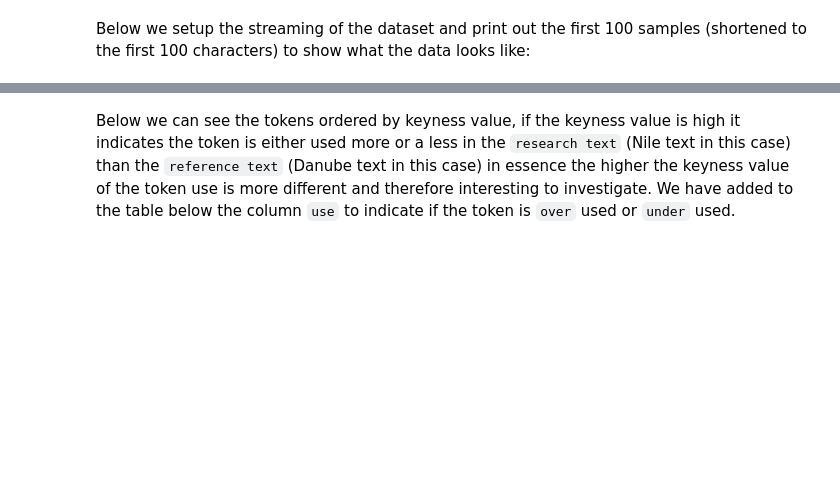
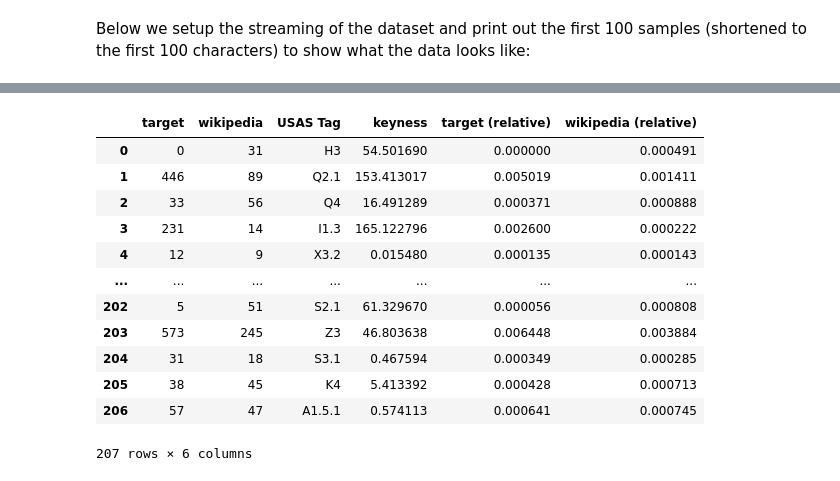
Before and after one commit to UCREL/pymusas_notebook, a Jupyter notebook: ucrel_summer_school.ipynb, the cells around one changed output, grey strips where cells are left out. Cells and saved outputs as stored; diff of their text form; code cells hidden in the pictures; blank space fills up the shorter version.

```diff
--- a/ucrel_summer_school.ipynb
+++ b/ucrel_summer_school.ipynb
@@ -222,7 +239,6 @@ fr - French
 To choose a language simply assign the variable `LANGUAGE` to the given language code of choice:
 # %%
 LANGUAGE = Languages.en # English language is the default language
-LANGUAGE = Languages.zh # English language is the default language
 # %% [markdown]
 To start with we are going to show you how to use the [Rule Based Tagger](https://ucrel.github.io/pymusas/usage/how_to/tag_text_with/rule_based_tagger) as it is the quickest tagger and later on we will show you how to use the [Hybrid tagger](https://ucrel.github.io/pymusas/usage/how_to/tag_text_with/hybrid_tagger) and then [Neural Tagger](https://ucrel.github.io/pymusas/usage/how_to/tag_text_with/neural_tagger) for languages that the Rule Based and thus Hybrid tagger do not support.
 
@@ -947,18 +1199,77 @@ The comparison above is great to see a quick overview of the difference between
 # %%
 import math
 
-def keyness(a, b, c, d):
+def keyness(a: int, b: int, c: int, d: int) -> float:
+    """
+    Log-likelihood (G²) keyness statistic for a word/tag across two corpora.
+
+    Computes log-likelihood ratio for a single term/tag. It compares the observed counts
+    against the counts expected if the term were equally frequent (in relative
+    terms) in both corpora; a larger value means a larger departure from that
+    null expectation, in either direction.
+
+    The four inputs form the usual 2x2 contingency table:
+
+                      observed    corpus total
+        corpus 1        a             c
+        corpus 2        b             d
+
+    Expected frequencies under the null hypothesis of equal relative frequency
+    are E1 = c * (a + b) / (c + d) and E2 = d * (a + b) / (c + d), and the
+    statistic is G2 = 2 * (a*ln(a/E1) + b*ln(b/E2)).
+
+    Parameters
+    ----------
+    a : int
+        Observed frequency of the term in corpus 1 (the target corpus).
+    b : int
+        Observed frequency of the term in corpus 2 (the reference corpus).
+    c : int
+        Total number of tokens (or tags) in corpus 1.
+    d : int
+        Total number of tokens (or tags) in corpus 2.
+
+    Returns
+    -------
+    float
+        The log-likelihood G² statistic. 0 indicates the term has identical
+        relative frequency in both corpora; larger values indicate greater
+        divergence. The statistic is unsigned — it does not by itself say which
+        corpus the term is more frequent in (compare a/c with b/d to recover the
+        direction), and it is approximately chi-square distributed with one
+        degree of freedom, so values above ~3.84, 6.63, and 10.83 correspond
+        roughly to p < 0.05, 0.01, and 0.001.
+    """
     E1 = c * (a + b) / (c + d)
     E2 = d * (a + b) / (c + d)
-    G2 = 2 * ( (a*math.log(a/E1) ) + (b * math.log(b/E2)) )
-    return G2
+    ll = 0.0
+    if a > 0:
+        ll += a * math.log(a / E1)
+    if b > 0:
+        ll += b * math.log(b / E2)
+    return 2 * ll
 
-danube_total = danube_data_cleaned.sum()
-nile_total = nile_data_cleaned.sum()
+reference_total = usas_tag_df['wikipedia'].sum()
+target_total = usas_tag_df['target'].sum()
 
-under_over = {True: 'Over', False: 'Under'}
+#under_over = {True: 'Over', False: 'Under'}
 
-comparison["keyness"] = comparison.apply(lambda x: keyness(x["Nile"], x["Danube"], nile_total, danube_total), axis=1)
-comparison["use"] = comparison.apply(lambda x: under_over[x["Nile"] > x["Danube"]], axis=1)
+usas_tag_df["keyness"] = usas_tag_df.apply(lambda x: keyness(x["target"], x["wikipedia"], target_total, reference_total), axis=1)
+usas_tag_df["target (relative)"] = usas_tag_df.apply(lambda x: x["target"] / target_total, axis=1)
+usas_tag_df["wikipedia (relative)"] = usas_tag_df.apply(lambda x: x["wikipedia"] / reference_total, axis=1)
+#comparison["use"] = comparison.apply(lambda x: under_over[x["Nile"] > x["Danube"]], axis=1)
+usas_tag_df
+# %% [output]
+|  | target | wikipedia | USAS Tag | keyness | target (relative) | wikipedia (relative) |
+| 0 | 0 | 31 | H3 | 54.501690 | 0.000000 | 0.000491 |
+| 1 | 446 | 89 | Q2.1 | 153.413017 | 0.005019 | 0.001411 |
+| 2 | 33 | 56 | Q4 | 16.491289 | 0.000371 | 0.000888 |
+| 3 | 231 | 14 | I1.3 | 165.122796 | 0.002600 | 0.000222 |
+| 4 | 12 | 9 | X3.2 | 0.015480 | 0.000135 | 0.000143 |
+| ... | ... | ... | ... | ... | ... | ... |
+| 202 | 5 | 51 | S2.1 | 61.329670 | 0.000056 | 0.000808 |
+| 203 | 573 | 245 | Z3 | 46.803638 | 0.006448 | 0.003884 |
+| 204 | 31 | 18 | S3.1 | 0.467594 | 0.000349 | 0.000285 |
+| 205 | 38 | 45 | K4 | 5.413392 | 0.000428 | 0.000713 |
+| 206 | 57 | 47 | A1.5.1 | 0.574113 | 0.000641 | 0.000745 |
+207 rows × 6 columns
-# %% [markdown]
-Below we can see the tokens ordered by keyness value, if the keyness value is high it indicates the token is either used more or a less in the `research text` (Nile text in this case) than the `reference text` (Danube text in this case) in essence the higher the keyness value of the token use is more different and therefore interesting to investigate. We have added to the table below the column `use` to indicate if the token is `over` used or `under` used.
```
Also changed, not shown: parts of 79 cells of this notebook, 2 other files.
